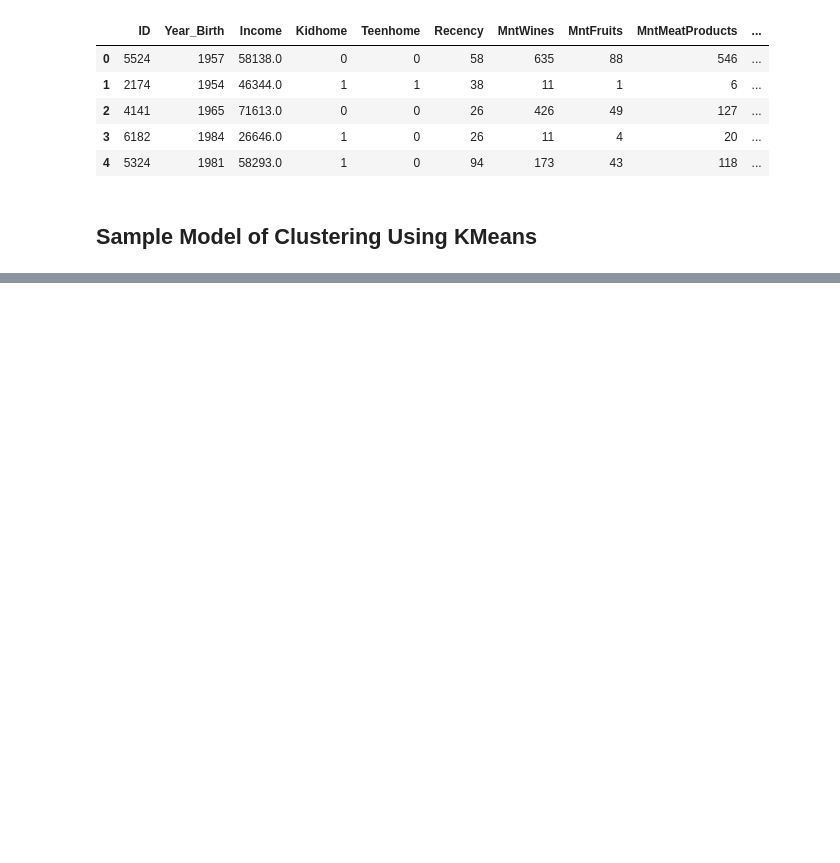
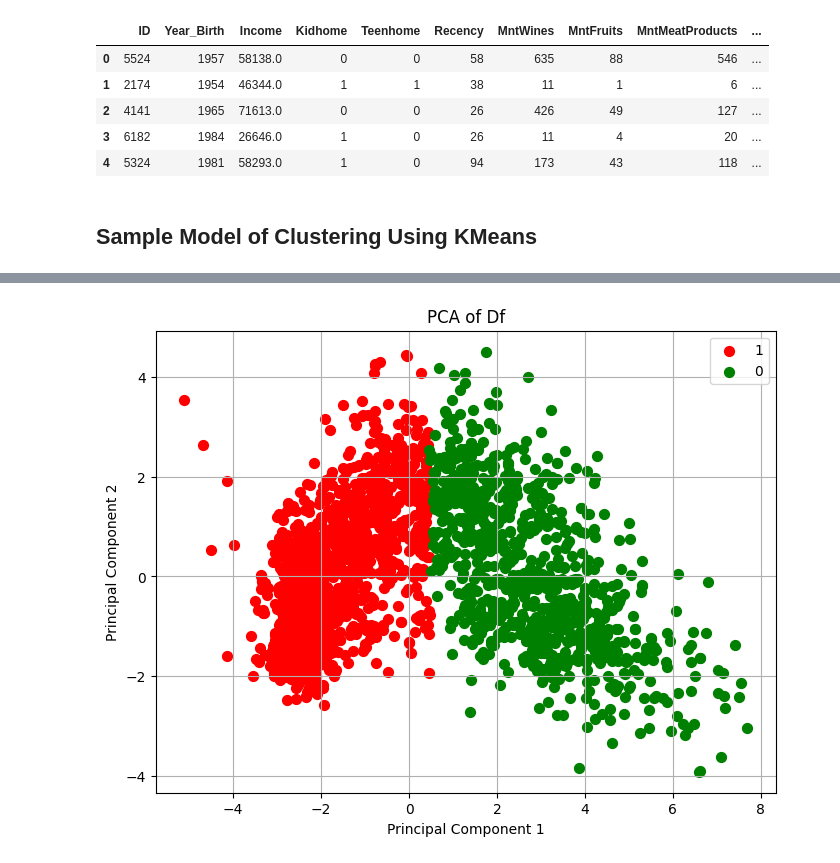
Before and after one commit to chevernemilia/ecl-ds-toolkit, a Jupyter notebook: statistical_testing.ipynb, the cells around one changed output, grey strips where cells are left out. Saved outputs shown, nothing was run; the diff lists cells and outputs as text; code cells hidden in the pictures; blank space fills up the shorter version.

```diff
--- a/statistical_testing.ipynb
+++ b/statistical_testing.ipynb
@@ -2088,0 +2104,31 @@ dtype: int64
+# %%
+# Perform PCA
+pca = PCA(n_components=2)  # Reduce to 2 dimensions for visualization
+df7_pca = pca.fit_transform(check_df7_scaled)
+
+
+# Create a DataFrame with the PCA-transformed data
+df_pca = pd.DataFrame(data=df7_pca, columns=['Principal Component 1', 'Principal Component 2'])
+df_pca['Target'] = labels  #labels is the one from the Kmean model's predicted label
+
+# Visualize the PCA-transformed data
+plt.figure(figsize=(8, 6))
+# targets = [0, 1, 2,3]
+# colors = ['r', 'g', 'b', 'm']
+
+targets = [0, 1]
+colors = ['r', 'g',]
+
+for target, color in zip(targets, colors):
+    indices_to_keep = df_pca['Target'] == target
+    plt.scatter(df_pca.loc[indices_to_keep, 'Principal Component 1'],
+                df_pca.loc[indices_to_keep, 'Principal Component 2'],
+                c=color, s=50)
+plt.xlabel('Principal Component 1')
+plt.ylabel('Principal Component 2')
+plt.title('PCA of Df')
+plt.legend(df_pca.Target)
+plt.grid()
+plt.show()
+# %% [output]
+[figure, added]
```
Also changed, not shown: parts of 22 cells of this notebook.
